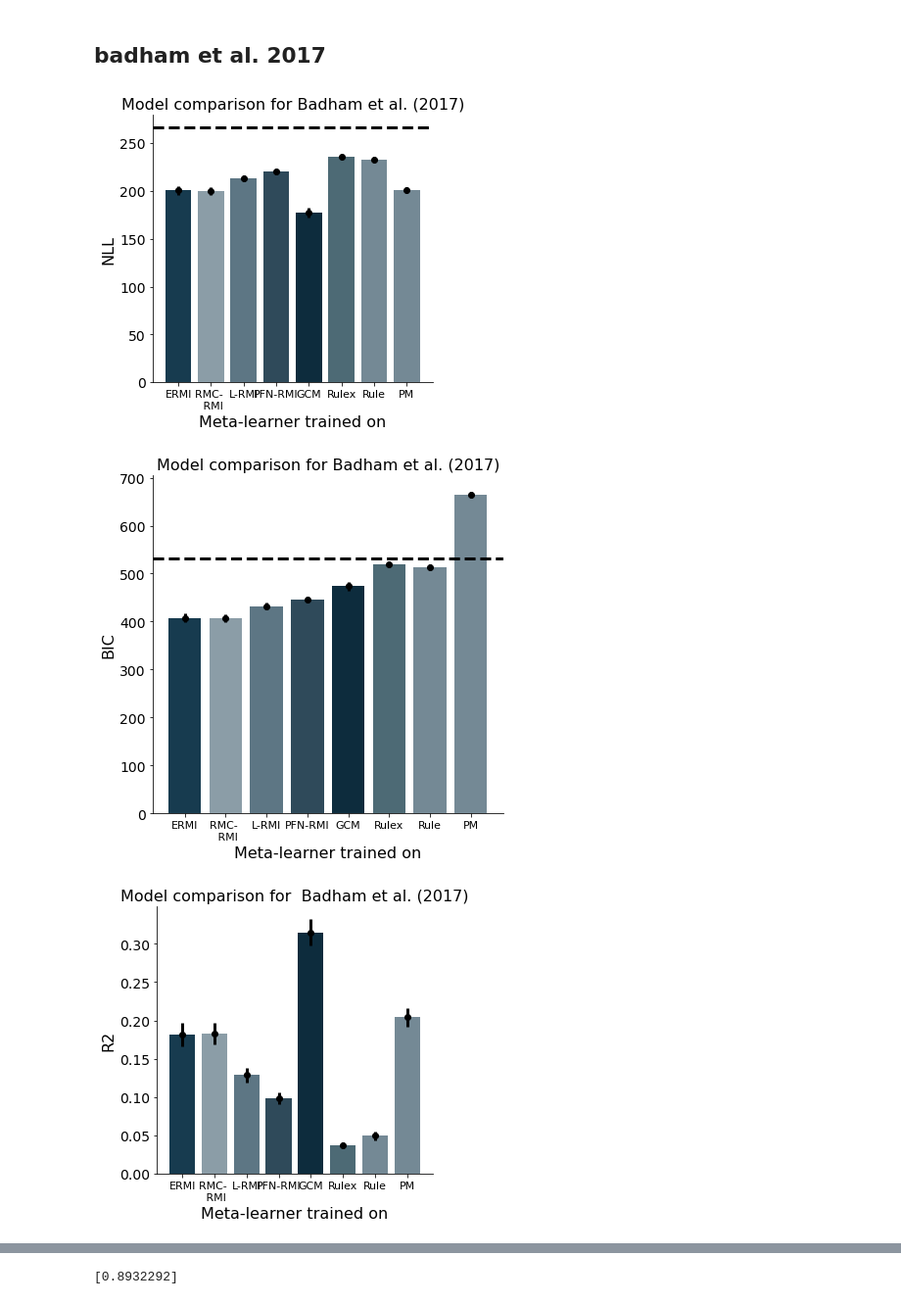
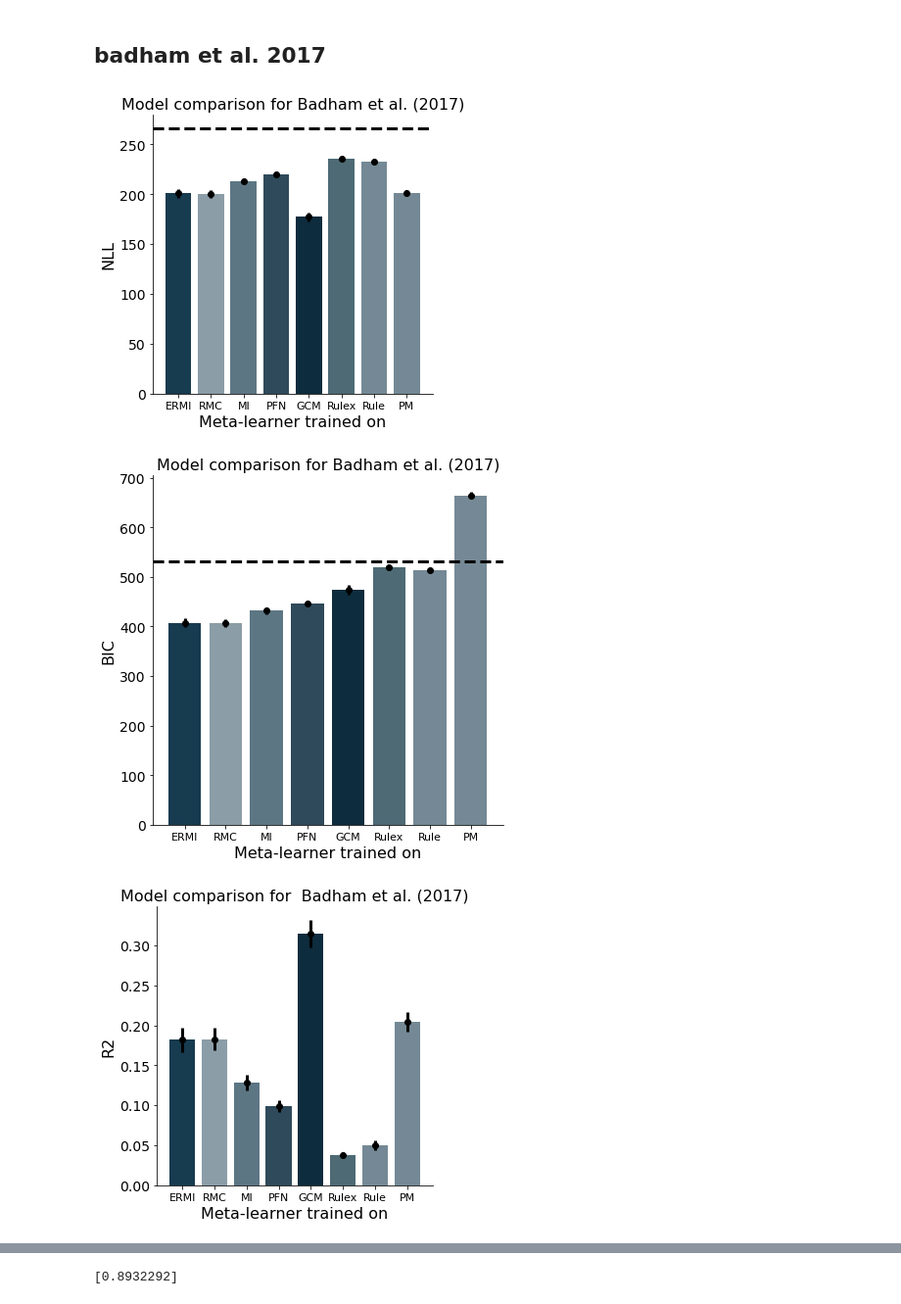
Before and after one commit to akjagadish/vanilla-llama, a Jupyter notebook: categorisation/notebooks/model_comparison.ipynb, the cells around one changed output, grey strips where cells are left out. Shown at 98% size. Saved outputs shown, nothing was run; the diff lists cells and outputs as text; code cells hidden in the pictures.

```diff
--- a/categorisation/notebooks/model_comparison.ipynb
+++ b/categorisation/notebooks/model_comparison.ipynb
@@ -344,7 +398,7 @@ model_accs = []
 bics = []
 num_tasks = 4
 num_trials = 96*num_tasks
-
+task_name = 'Badham et al. (2017)'
 for model_name in models:
     fits =  np.load(f'../data/model_comparison/{model_name}.npz')
     if 'model=transformer' in model_name:
@@ -381,7 +435,7 @@ for model_name in models:
     bics.append(bic)
 
 num_participants = len(nlls[0])
-MODELS = ['ERMI', 'RMC- \n RMI', 'L-RMI', 'PFN-RMI', 'GCM', 'Rulex', 'Rule',  'PM']
+MODELS = ['ERMI', 'RMC', 'MI', 'PFN', 'GCM', 'Rulex', 'Rule',  'PM']
 MODELS = MODELS[:len(nlls)]
 # set colors depending on number of models in MODELS
 colors = ['#173b4f', '#8b9da7', '#5d7684', '#2f4a5a', '#0d2c3d', '#4d6a75', '#748995', '#748995']
@@ -411,33 +465,33 @@ ax.bar(bar_positions, np.array(bics).mean(1), color=colors, width=0.4)
 ax.errorbar(bar_positions, np.array(bics).mean(1), yerr=np.array(bics).std(1)/np.sqrt(num_participants-1), c='k', lw=3, fmt="o")
 # add chance level line for 616 trials with binary choices
 ax.axhline(y=-np.log(0.5)*num_trials*2, color='k', linestyle='--', lw=3)
 ax.set_xlabel('Meta-learner trained on', fontsize=FONTSIZE)
 ax.set_ylabel('BIC', fontsize=FONTSIZE)
 ax.set_xticks(bar_positions)  # Set x-tick positions to bar_positions
 ax.set_xticklabels(MODELS, fontsize=FONTSIZE-5)  # Assign category names to x-tick labels
 ax.set_title(f'Model comparison for Badham et al. (2017)', fontsize=FONTSIZE)
 # plt.xticks(fontsize=FONTSIZE-2)
 plt.yticks(fontsize=FONTSIZE-2)
 sns.despine()
 f.tight_layout()
 plt.show()
 
 num_participants = len(nlls[0])
 # compare mean r2s across models in a bar plot
 f, ax = plt.subplots(1, 1, figsize=(5,5))
 bar_positions = np.arange(len(r2s))*0.5
 ax.bar(bar_positions, np.array(r2s).mean(1), color=colors, width=0.4)
 ax.errorbar(bar_positions, np.array(r2s).mean(1), yerr=np.array(r2s).std(1)/np.sqrt(num_participants-1), c='k', lw=3, fmt="o")
 ax.set_xlabel('Meta-learner trained on', fontsize=FONTSIZE)
 ax.set_ylabel('R2', fontsize=FONTSIZE)
 ax.set_xticks(bar_positions)  # Set x-tick positions to bar_positions
 ax.set_xticklabels(MODELS, fontsize=FONTSIZE-5)  # Assign category names to x-tick labels
 ax.set_title(f'Model comparison for  Badham et al. (2017)', fontsize=FONTSIZE)
 plt.yticks(fontsize=FONTSIZE-2)
 sns.despine()
 f.tight_layout()
 plt.show()
 # %% [output]
-[figure, old version]
+[figure, new version]
-[figure, old version]
+[figure, new version]
-[figure, old version]
+[figure, new version]
```
Also changed, not shown: parts of 26 cells of this notebook, 2 other files.
